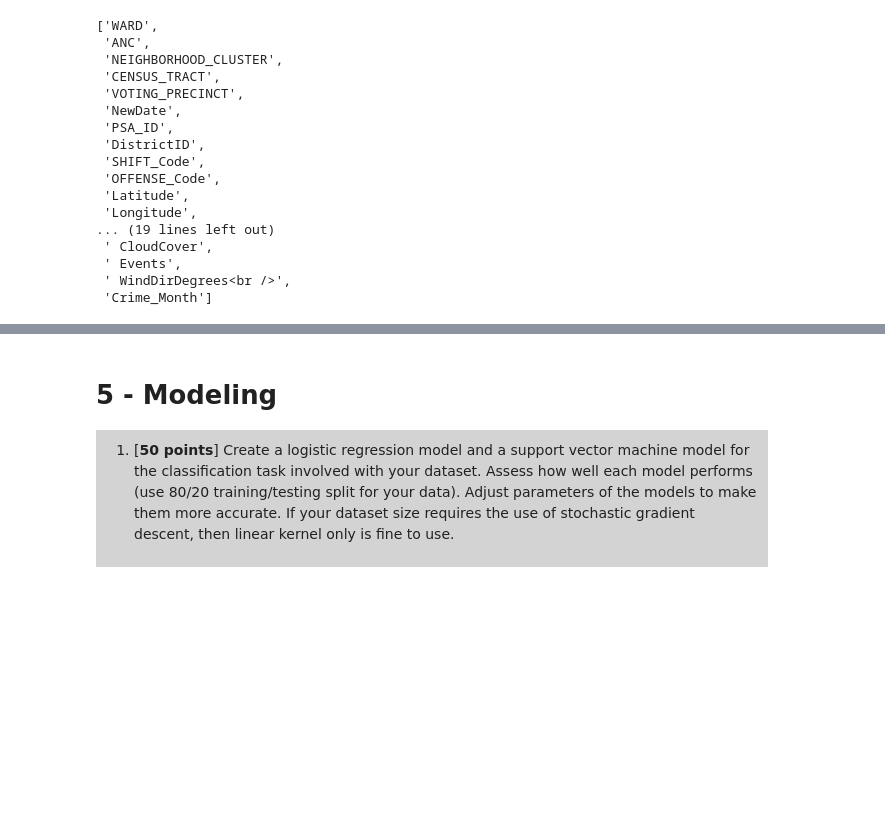
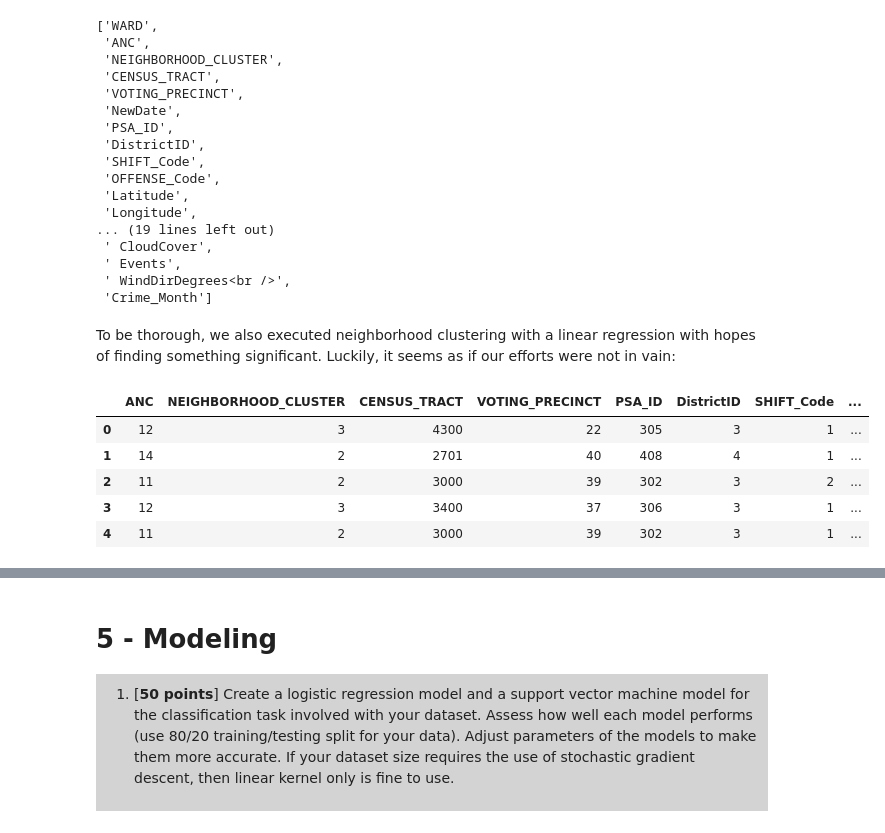
Before and after one commit to elkinst65/MSDS7331_MiniLab_DC, a Jupyter notebook: MSDS7331 DC Crime 2015 MiniLabMaster.ipynb, the cells around one changed output, grey strips where cells are left out. Cells and saved outputs as stored; diff of their text form; code cells hidden in the pictures; blank space fills up the shorter version.

```diff
--- a/MSDS7331 DC Crime 2015 MiniLabMaster.ipynb
+++ b/MSDS7331 DC Crime 2015 MiniLabMaster.ipynb
@@ -2613,3 +2613,23 @@ list(dc)
  ' Events',
  ' WindDirDegrees<br />',
  'Crime_Month']
+# %% [markdown]
+To be thorough, we also executed neighborhood clustering with a linear regression with hopes of finding something significant.
+Luckily, it seems as if our efforts were not in vain:
+# %%
+import pandas as pd
+import numpy as np
+from __future__ import print_function
+
+# plotting stuff
+%matplotlib inline
+import matplotlib.pyplot as plt
+import seaborn as sns
+sns.set(font_scale=2)
+cmap = sns.diverging_palette(220, 10, as_cmap=True) # one of the many color mappings
+
+# Read in the crime data from the Lab 1 CSV file
+
+# dc = pd.read_csv('/Users/murali/SMU/Minilab1/MSDS7331_MiniLab_DC/data/DC_Crime_2015_Lab1.csv')
+dc = pd.read_csv('data/DC_Crime_2015_Lab1.csv')
+df_classify = dc.copy()
@@ -2615,0 +2641,9 @@ list(dc)
+# %%
+df_classify.head()
+# %% [output]
+|  | ANC | NEIGHBORHOOD_CLUSTER | CENSUS_TRACT | VOTING_PRECINCT | PSA_ID | DistrictID | SHIFT_Code | ... |
+| 0 | 12 | 3 | 4300 | 22 | 305 | 3 | 1 | ... |
+| 1 | 14 | 2 | 2701 | 40 | 408 | 4 | 1 | ... |
+| 2 | 11 | 2 | 3000 | 39 | 302 | 3 | 2 | ... |
+| 3 | 12 | 3 | 3400 | 37 | 306 | 3 | 1 | ... |
+| 4 | 11 | 2 | 3000 | 39 | 302 | 3 | 1 | ... |
```
Also changed, not shown: parts of 7 cells of this notebook.
